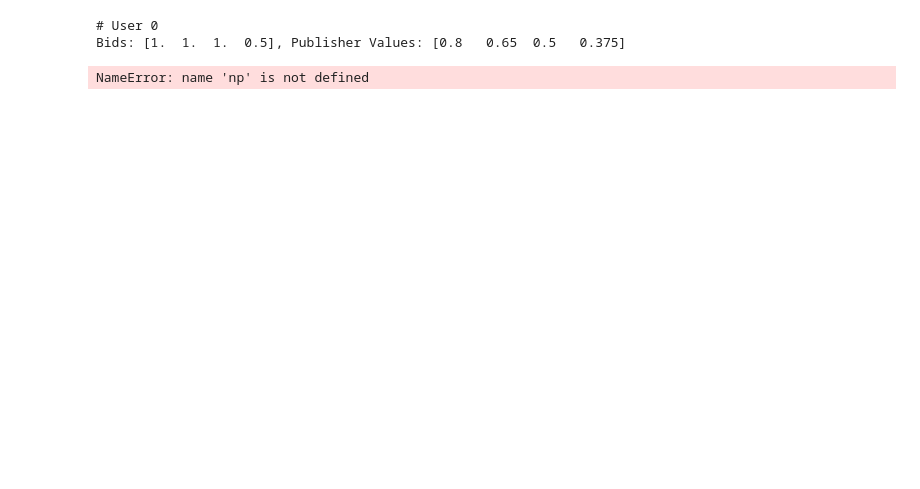
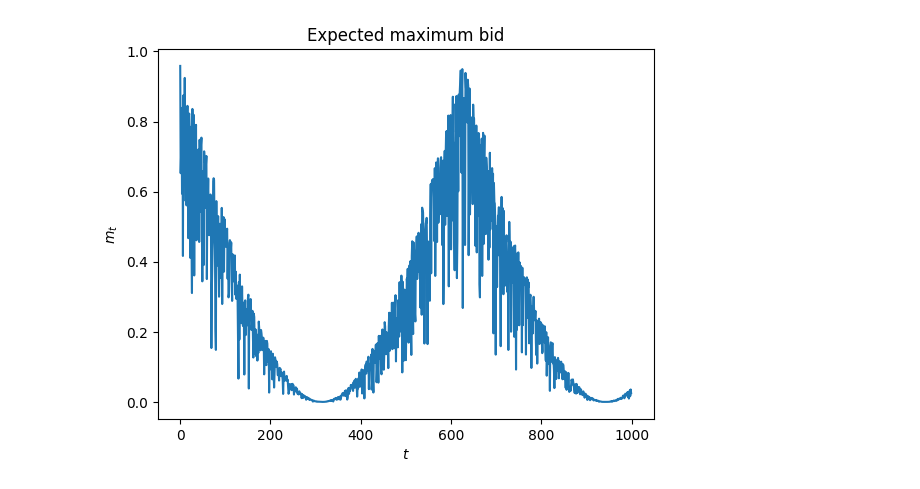
Before and after one commit to manuu1311/OLA-project, a Jupyter notebook: Deliverables/Requirement2/prova.ipynb, the cells around one changed output. Saved outputs shown, nothing was run; the diff lists cells and outputs as text; code cells hidden in the pictures; blank space fills up the shorter version.

```diff
--- a/Deliverables/Requirement2/prova.ipynb
+++ b/Deliverables/Requirement2/prova.ipynb
@@ -1,26 +1,47 @@
-# %%
-import numpy as np
-from environment import Environment
-from bidding import FirstPriceAuction
-
-# advertisers' fixed parameters
-n_adv = 4 # four advertisers
-ctrs = np.array([0.8, 0.65, 0.50, 0.75])
-v = np.array([0.7, 1.1, 1.4, 0.85])
-
-# environmental settings
-n_users= 3
-
-auction = FirstPriceAuction(ctrs=ctrs)
-for u in range(n_users):
-    print(f'# User {u}')
-    bids = np.random.choice([0.25, 0.5, 0.75, 1], size=n_adv)
-    pub_values = bids*ctrs
-    print(f'Bids: {bids}, Publisher Values: {pub_values}')
-    winner, payment_per_click = auction.round(bids=bids)
-    print(f'Auction Winner: {winner}, Payment-per-click: {payment_per_click}')
-    print(f'Payment == Bid : {payment_per_click == bids[winner]}')
-# %% [output]
-# User 0
-Bids: [1.  1.  1.  0.5], Publisher Values: [0.8   0.65  0.5   0.375]
-NameError: name 'np' is not defined
+# %%
+import numpy as np
+import matplotlib.pyplot as plt
+from scipy import stats
+from scipy import optimize
+
+from environment import Environment
+from bidding_environment import FirstPriceAuction
+from bidding import HedgeAgent, FFMultiplicativePacingAgent
+
+### Adversarial Bidders
+
+n_advertisers = 3
+n_users = 1000
+B = 150
+my_valuation = 0.6
+rho = B/n_users
+
+# non-trivial scenario: competitors sample bids from a uniform with range varying over time
+pattern = lambda t: 1-np.abs(np.sin(5*t/n_users))
+other_bids = np.array([np.random.uniform(0, pattern(t), size = n_advertisers) for t in range(n_users)]).T
+# I assume that competitors may have a larger budget than mine, but they may
+# not deplete it.
+
+m_t = other_bids.max(axis=0)
+
+plt.plot(m_t)
+plt.title('Expected maximum bid')
+plt.xlabel('$t$')
+plt.ylabel('$m_t$')
+plt.show()
+
+available_bids = np.linspace(0,1,11)
+win_probabilities = np.array([sum(b > m_t)/n_users for b in available_bids])
+
+## Linear Program
+c = -(my_valuation-available_bids)*win_probabilities
+A_ub = [available_bids*win_probabilities]
+b_ub = [rho]
+A_eq = [np.ones(len(available_bids))]
+b_eq = [1]
+res = optimize.linprog(c, A_ub=A_ub, b_ub=b_ub, A_eq=A_eq, b_eq=b_eq, bounds=(0,1))
+gamma = res.x
+expected_clairvoyant_utilities = [-res.fun for u in range(n_users)]
+expected_clairvoyant_bids = [sum(available_bids*gamma*win_probabilities) for u in range(n_users)]
+# %% [output]
+[figure, added]
```
Also changed, not shown: parts of 4 cells of this notebook, 1 other file.
